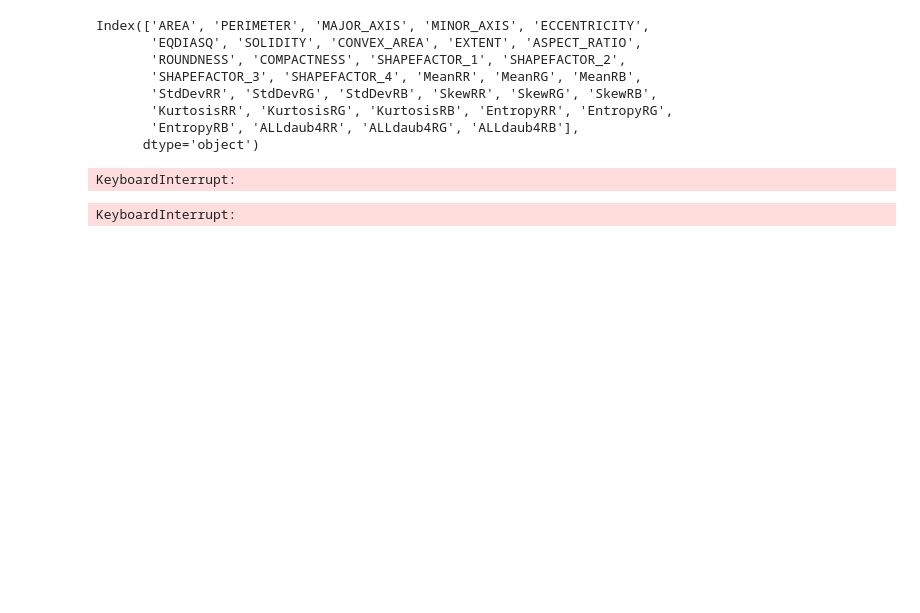
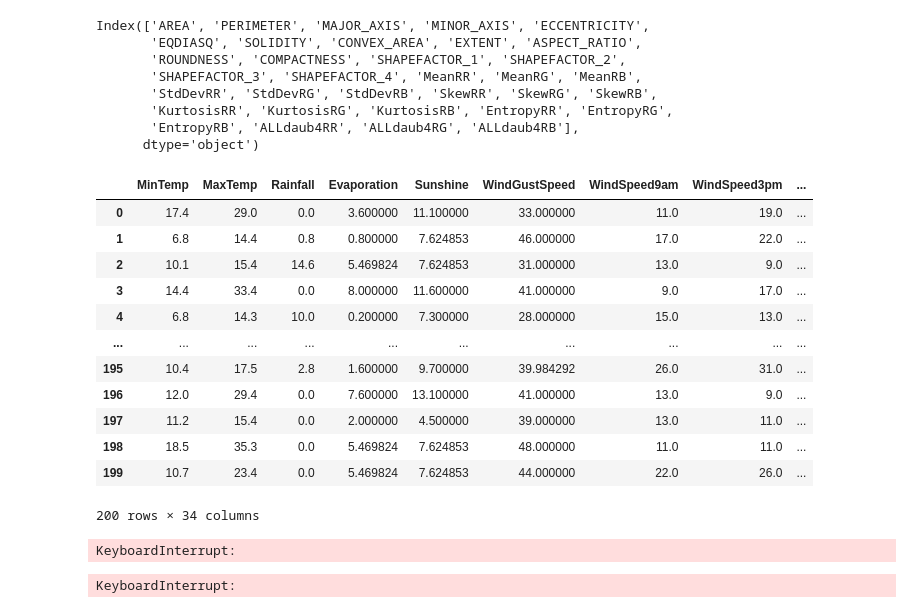
Before and after one commit to akleinau/Finch, a Jupyter notebook: classification_any_data.ipynb, the cells around one changed output. Saved outputs shown, nothing was run; the diff lists cells and outputs as text; code cells hidden in the pictures; blank space fills up the shorter version.

```diff
--- a/classification_any_data.ipynb
+++ b/classification_any_data.ipynb
@@ -163,5 +160,0 @@ all_shap_values = feature.calc_shap_values(X_test[0:200], X_train_means, nn, COL
-# %%
-#shap.plots.scatter(all_shap_values[:, 6], color=all_shap_values[:,0])
-shap.plots.scatter(all_shap_values[:, 15], alpha=0.1)
-# %% [output]
-KeyboardInterrupt:
@@ -175,9 +161,21 @@ with open('shap_weather.pkl', 'wb') as file:
-# %%
-with open('shap_weather.pkl', 'rb') as file:
-
-    # Call load method to deserialze
-    myvar = pickle.load(file)
-
-    myvar
-# %% [output]
-KeyboardInterrupt:
+# %%
+all_shap_explanations = feature.calc_shap_values(X_test[0:200], X_train_means, nn, COLUMNS)
+all_shap_values = pd.DataFrame(all_shap_explanations.values, columns= ['shap_' + name for name in all_shap_explanations.feature_names])
+all_predictions = nn.predict_proba(X_test[0:200])
+#merge X:test, shap, predictions
+all_data = pd.concat([X_test[0:200], all_shap_values, pd.DataFrame(all_predictions, columns=['prob_' + str(name) for name in y_test.unique()])], axis=1)
+all_data
+# %% [output]
+|  | MinTemp | MaxTemp | Rainfall | Evaporation | Sunshine | WindGustSpeed | WindSpeed9am | WindSpeed3pm | ... |
+| 0 | 17.4 | 29.0 | 0.0 | 3.600000 | 11.100000 | 33.000000 | 11.0 | 19.0 | ... |
+| 1 | 6.8 | 14.4 | 0.8 | 0.800000 | 7.624853 | 46.000000 | 17.0 | 22.0 | ... |
+| 2 | 10.1 | 15.4 | 14.6 | 5.469824 | 7.624853 | 31.000000 | 13.0 | 9.0 | ... |
+| 3 | 14.4 | 33.4 | 0.0 | 8.000000 | 11.600000 | 41.000000 | 9.0 | 17.0 | ... |
+| 4 | 6.8 | 14.3 | 10.0 | 0.200000 | 7.300000 | 28.000000 | 15.0 | 13.0 | ... |
+| ... | ... | ... | ... | ... | ... | ... | ... | ... | ... |
+| 195 | 10.4 | 17.5 | 2.8 | 1.600000 | 9.700000 | 39.984292 | 26.0 | 31.0 | ... |
+| 196 | 12.0 | 29.4 | 0.0 | 7.600000 | 13.100000 | 41.000000 | 13.0 | 9.0 | ... |
+| 197 | 11.2 | 15.4 | 0.0 | 2.000000 | 4.500000 | 39.000000 | 13.0 | 11.0 | ... |
+| 198 | 18.5 | 35.3 | 0.0 | 5.469824 | 7.624853 | 48.000000 | 11.0 | 11.0 | ... |
+| 199 | 10.7 | 23.4 | 0.0 | 5.469824 | 7.624853 | 44.000000 | 22.0 | 26.0 | ... |
+200 rows × 34 columns
@@ -183,0 +189,5 @@ KeyboardInterrupt:
+# %%
+#shap.plots.scatter(all_shap_values[:, 6], color=all_shap_values[:,0])
+shap.plots.scatter(all_shap_values[:, 15], alpha=0.1)
+# %% [output]
+KeyboardInterrupt:
@@ -183,0 +201,9 @@ KeyboardInterrupt:
+# %%
+with open('shap_weather.pkl', 'rb') as file:
+
+    # Call load method to deserialze
+    myvar = pickle.load(file)
+
+    myvar
+# %% [output]
+KeyboardInterrupt:
```
Also changed, not shown: parts of 12 cells of this notebook, 2 other files.
